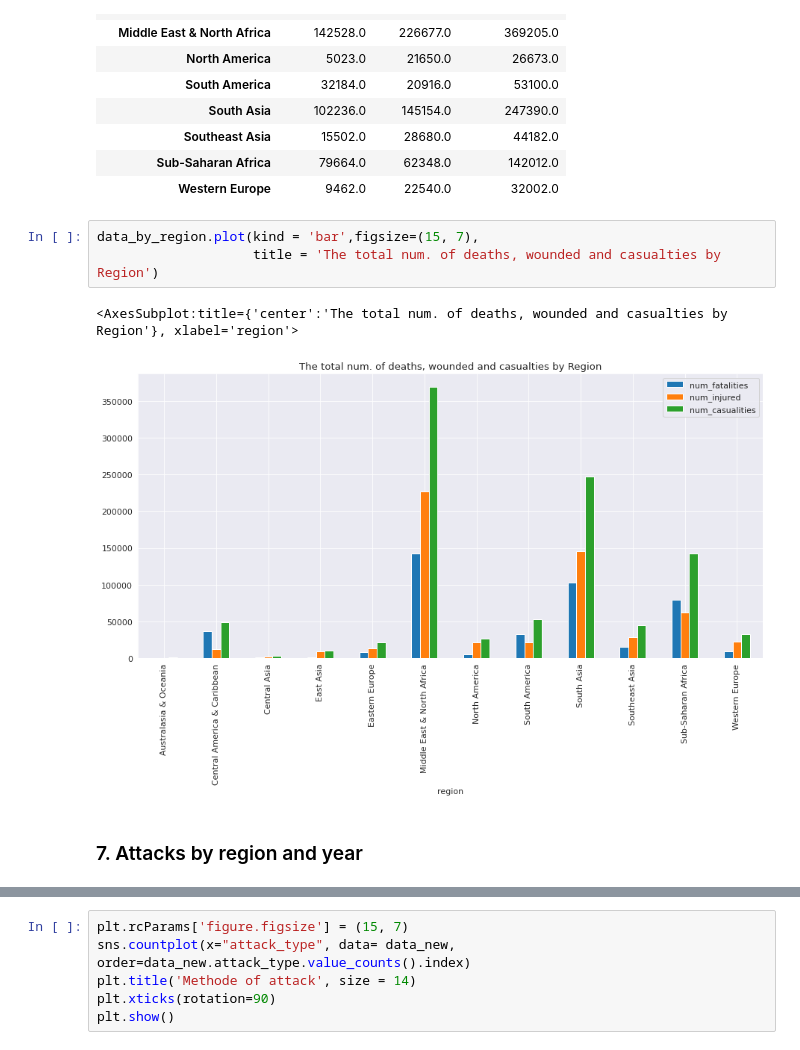
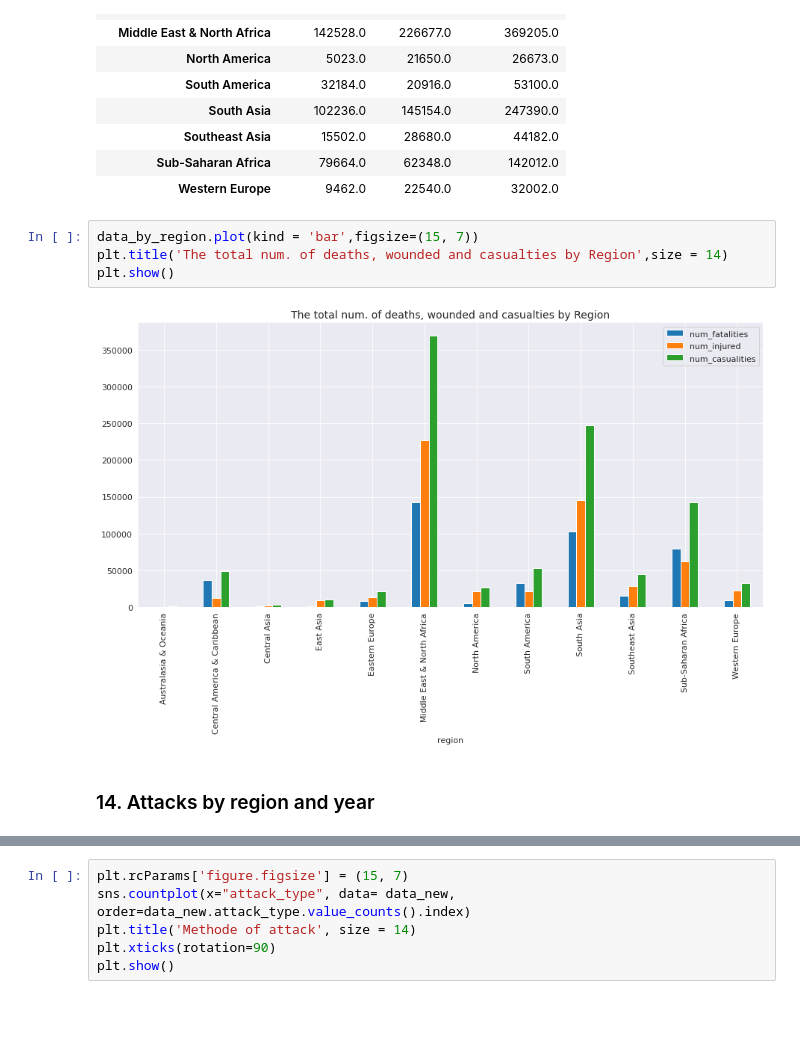
Before and after one commit to JozJozmin/GTD-, a Jupyter notebook: global-terrorism-analysis-capstone-project-ipynb.ipynb, the cells around one changed output, grey strips where cells are left out. Cells and saved outputs as stored; diff of their text form; blank space fills up the shorter version.

```diff
--- a/global-terrorism-analysis-capstone-project-ipynb.ipynb
+++ b/global-terrorism-analysis-capstone-project-ipynb.ipynb
@@ -716,13 +739,13 @@ data_by_region
 | Sub-Saharan Africa | 79664.0 | 62348.0 | 142012.0 |
 | Western Europe | 9462.0 | 22540.0 | 32002.0 |
 # %%
-data_by_region.plot(kind = 'bar',figsize=(15, 7),
-                    title = 'The total num. of deaths, wounded and casualties by Region')
+data_by_region.plot(kind = 'bar',figsize=(15, 7))
+plt.title('The total num. of deaths, wounded and casualties by Region',size = 14)
+plt.show()
 # %% [output]
-<AxesSubplot:title={'center':'The total num. of deaths, wounded and casualties by Region'}, xlabel='region'>
-[figure, old version]
+[figure, new version]
 # %% [markdown]
-### 7. Attacks by region and year
+### 14. Attacks by region and year
 # %%
 pd.crosstab(data_new.year, data_new.region).plot(kind='line',
                                                  stacked=False,figsize=(15,7),
```
Also changed, not shown: parts of 29 cells of this notebook.
